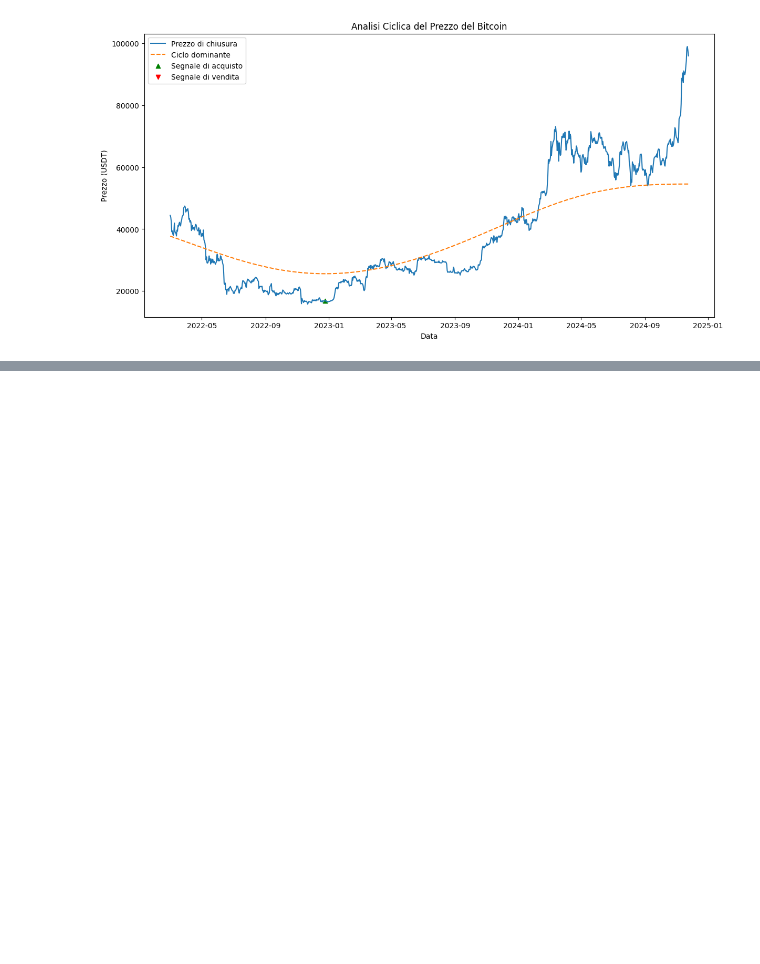
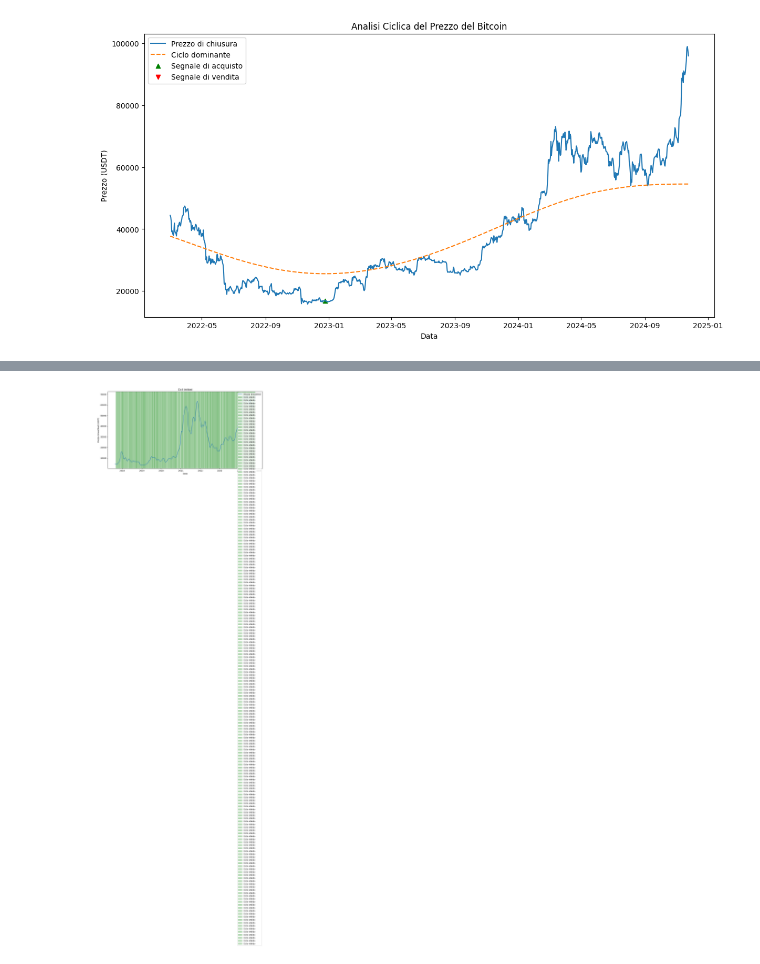
Before and after one commit to AleImbri/Crypto-machine-learning, a Jupyter notebook: Analisi ciclica.ipynb, the cells around one changed output, grey strips where cells are left out. Cells and saved outputs as stored; diff of their text form; code cells hidden in the pictures; blank space fills up the shorter version.

```diff
--- a/Analisi ciclica.ipynb
+++ b/Analisi ciclica.ipynb
@@ -221,0 +491,14 @@ plt.show()
+# %%
+def refine_cycles(data, cycles, tolerance=5):
+    refined_cycles = []
+    for cycle in cycles:
+        if cycle['type'] == 'invalid (too short)' and (cycle['end'] - cycle['start']).days + tolerance >= cycle_min:
+            cycle['type'] = 'valid'
+        elif cycle['type'] == 'invalid (too long)' and (cycle['end'] - cycle['start']).days - tolerance <= cycle_max:
+            cycle['type'] = 'valid'
+        refined_cycles.append(cycle)
+    return refined_cycles
+
+# Raffina i cicli
+cycles = refine_cycles(data, cycles)
+cycles
@@ -221,0 +523,4 @@ plt.show()
+# %%
+plot_cycles(data, cycles)
+# %% [output]
+[figure, added]
```
Also changed, not shown: parts of 17 cells of this notebook.
